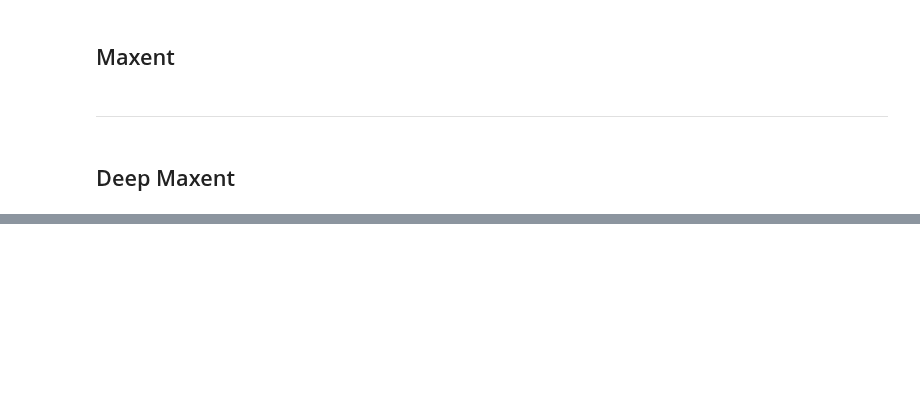
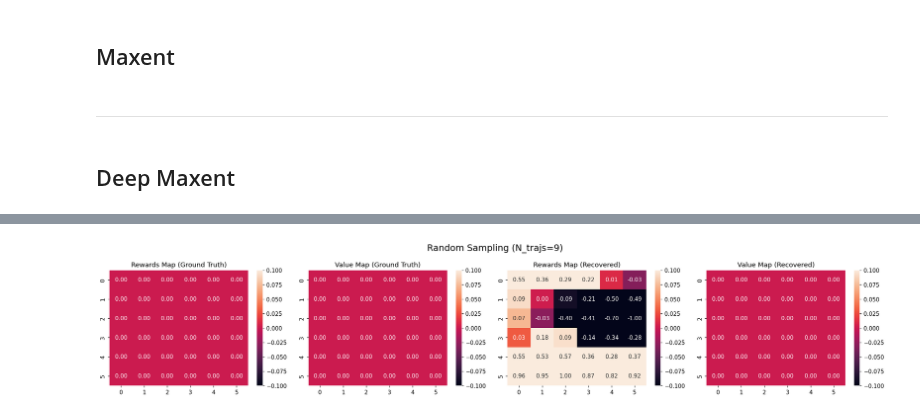
Before and after one commit to simonjisu/rl_2023spring, a Jupyter notebook: experiment_objworld2.ipynb, the cells around one changed output, grey strips where cells are left out. Cells and saved outputs as stored; diff of their text form; code cells hidden in the pictures; blank space fills up the shorter version.

```diff
--- a/experiment_objworld2.ipynb
+++ b/experiment_objworld2.ipynb
@@ -274,0 +304,29 @@ visualizer.draw_acq_maps(search_idx)
+# %%
+DEEP_MAXENT_RANDOM_ARGS = """
+--exp_name deepmaxent_random
+--type object
+--n_objects 7
+--n_colours 4
+--height 6
+--width 6
+--gamma 0.8
+--act_random 0.3
+--n_trajs 10
+--l_traj 6
+--learning_rate 0.001
+--n_iters 50
+--alpha 0.1
+--n_query 1
+--r_max 1
+--error 0.01
+--grad_clip 2.0
+--weight_decay 1.0
+--hiddens 16 16
+--device cuda
+--seed 0
+"""
+
+# becareful of learning rate will cause nan
+args = parse_args_str(PARSER, DEEP_MAXENT_RANDOM_ARGS)
+print(args.exp_name)
+history_deepmaxent_random = run_deepmaxent_irl(args, init_start_pos=init_start_pos)
@@ -274,0 +510,6 @@ visualizer.draw_acq_maps(search_idx)
+# %%
+visualizer = Visualizer(history_deepmaxent_random, file_path=None)
+search_idx = 9
+visualizer.draw_value_maps(search_idx)
+# %% [output]
+[figure, added]
```
Also changed, not shown: parts of 7 cells of this notebook, 6 other files.
